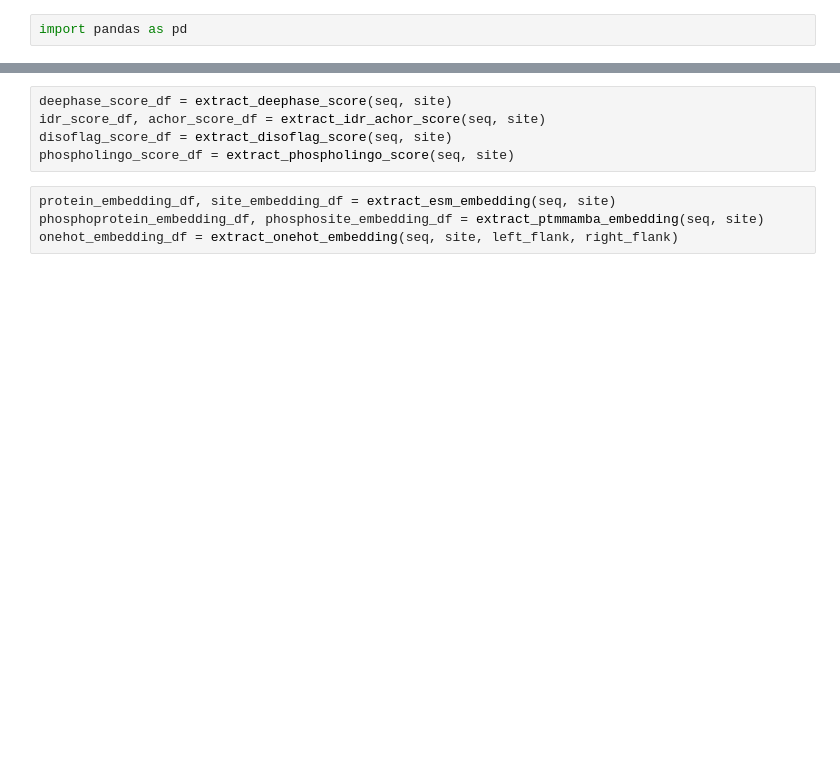
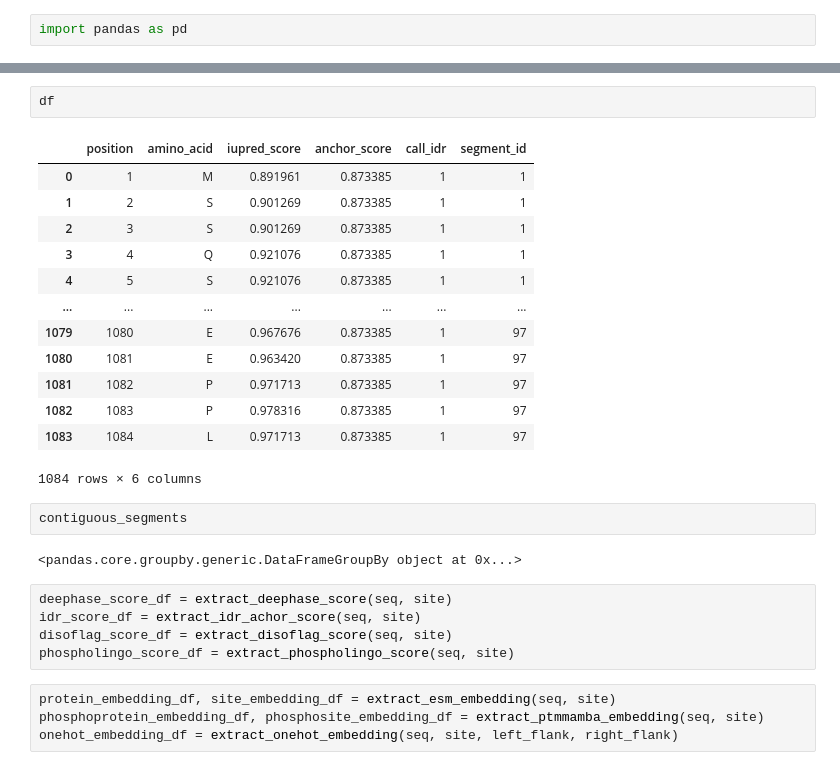
Before and after one commit to liuliu-umich/CAMP-14-3-3, a Jupyter notebook: 4. Modeling.ipynb, the cells around one changed output, grey strips where cells are left out. Drawn from its saved outputs; the diff is of its cells as text; blank space fills up the shorter version.

```diff
--- a/4. Modeling.ipynb
+++ b/4. Modeling.ipynb
@@ -97,6 +369,26 @@ FileNotFoundError: [Errno 2] No such file or directory: 'C:\\Users\\LuVul\\1433p
+# %%
+df
+# %% [output]
+|  | position | amino_acid | iupred_score | anchor_score | call_idr | segment_id |
+| 0 | 1 | M | 0.891961 | 0.873385 | 1 | 1 |
+| 1 | 2 | S | 0.901269 | 0.873385 | 1 | 1 |
+| 2 | 3 | S | 0.901269 | 0.873385 | 1 | 1 |
+| 3 | 4 | Q | 0.921076 | 0.873385 | 1 | 1 |
+| 4 | 5 | S | 0.921076 | 0.873385 | 1 | 1 |
+| ... | ... | ... | ... | ... | ... | ... |
+| 1079 | 1080 | E | 0.967676 | 0.873385 | 1 | 97 |
+| 1080 | 1081 | E | 0.963420 | 0.873385 | 1 | 97 |
+| 1081 | 1082 | P | 0.971713 | 0.873385 | 1 | 97 |
+| 1082 | 1083 | P | 0.978316 | 0.873385 | 1 | 97 |
+| 1083 | 1084 | L | 0.971713 | 0.873385 | 1 | 97 |
+1084 rows × 6 columns
+# %%
+contiguous_segments
+# %% [output]
+<pandas.core.groupby.generic.DataFrameGroupBy object at 0x...>
 # %%
 deephase_score_df = extract_deephase_score(seq, site)
-idr_score_df, achor_score_df = extract_idr_achor_score(seq, site)
+idr_score_df = extract_idr_achor_score(seq, site)
 disoflag_score_df = extract_disoflag_score(seq, site)
 phospholingo_score_df = extract_phospholingo_score(seq, site)
 # %%
```
Also changed, not shown: parts of 17 cells of this notebook, 4 other files.
